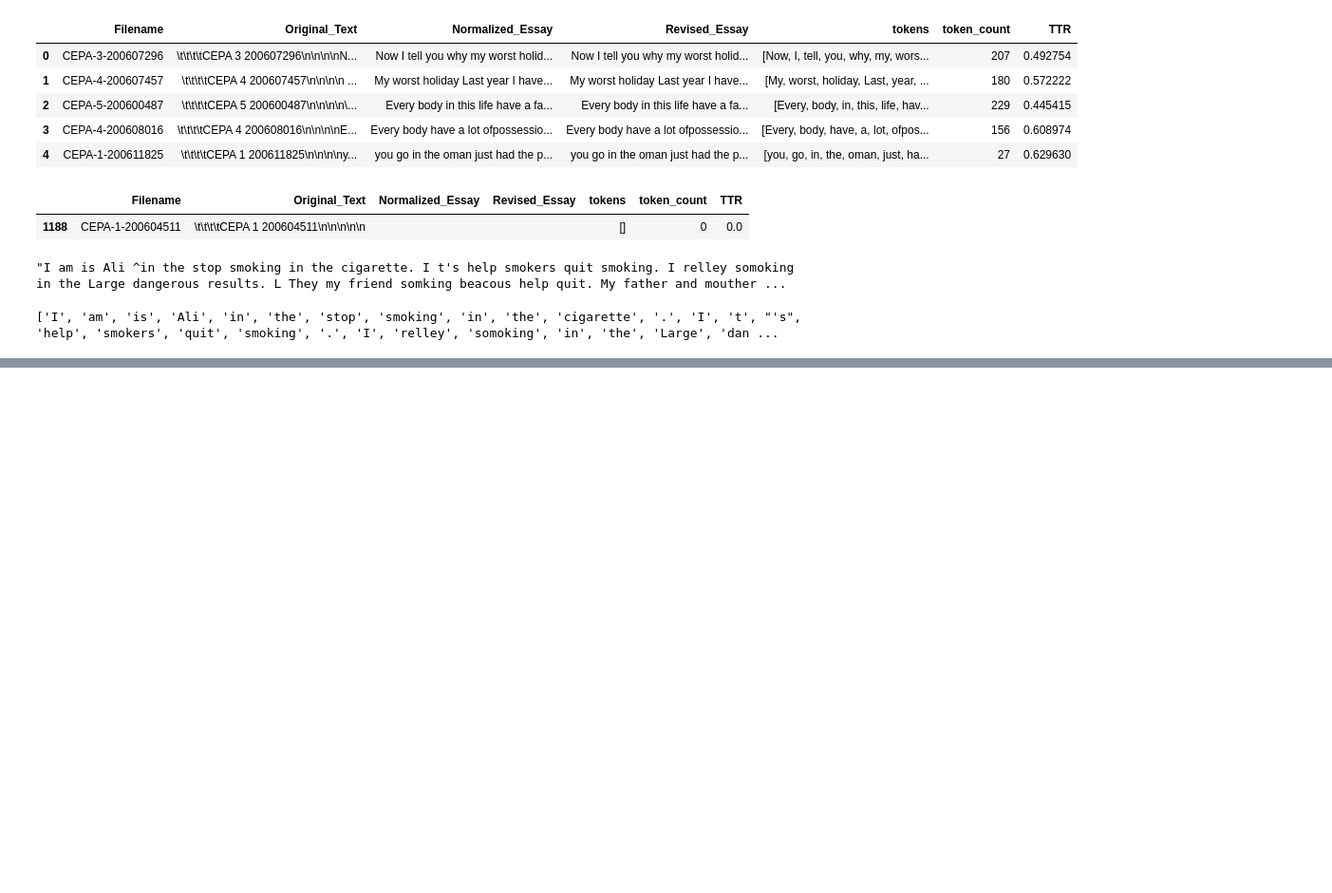
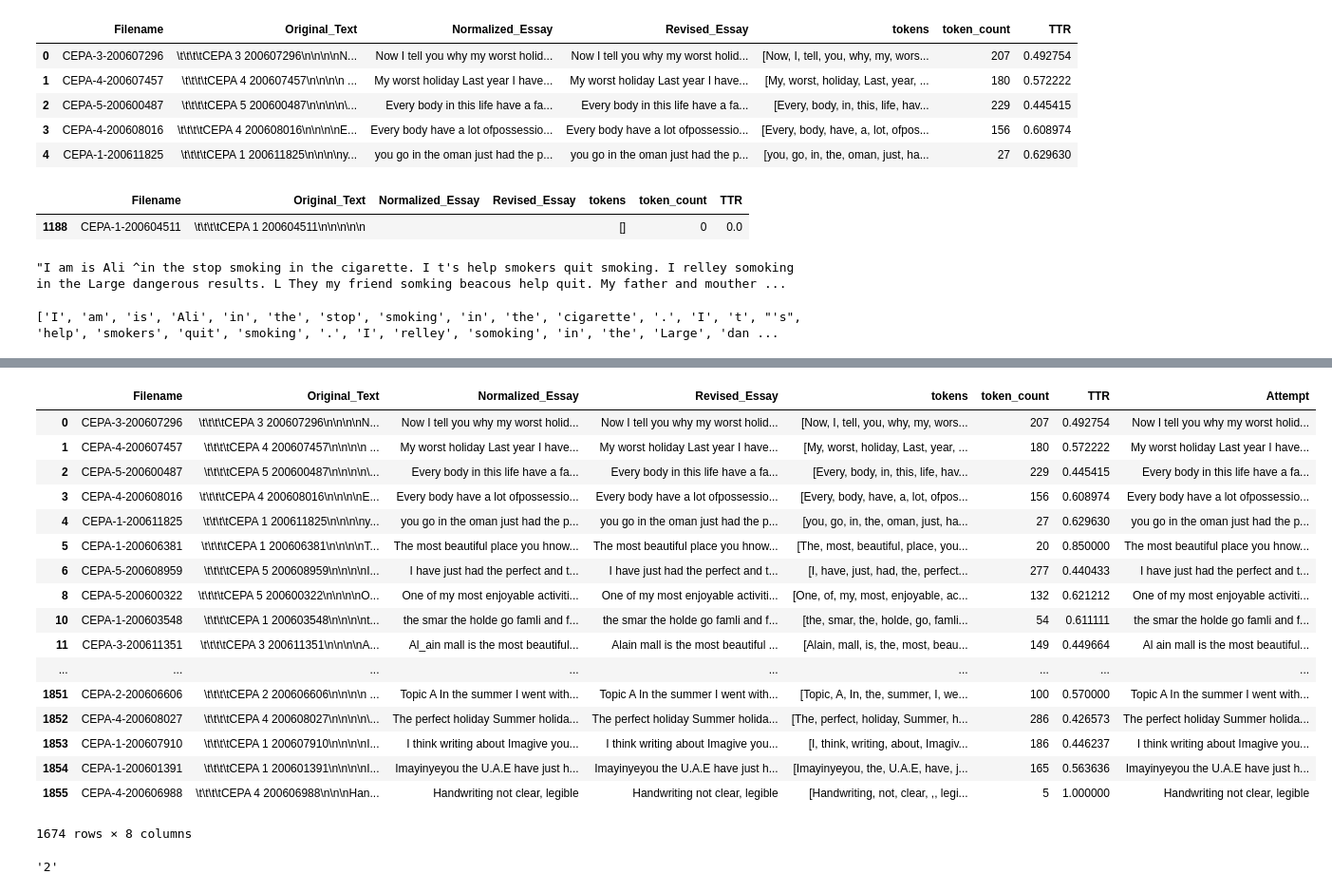
Before and after one commit to Data-Science-for-Linguists-2019/ESL-Article-Acquisition, a Jupyter notebook: exploratory-analysis/BALC_clean.ipynb, the cells around one changed output, grey strips where cells are left out. Shown: that part at 95% size. Cells and saved outputs as stored; diff of their text form; code cells hidden in the pictures; blank space fills up the shorter version.

```diff
--- a/BALC_clean.ipynb
+++ b/exploratory-analysis/BALC_clean.ipynb
@@ -550,0 +577,32 @@ balc_df.tokens[66]
+# %%
+def get_prof(fn):
+    if fn.startswith('C'):
+        num = re.findall('-\d-', fn)
+        num = ''.join(num)
+        num = num.replace('-', '')
+        return num
+    else: return "N/A"
+balc_df[balc_df.Filename.str.contains(r'^C')]
+# %% [output]
+|  | Filename | Original_Text | Normalized_Essay | Revised_Essay | tokens | token_count | TTR | Attempt |
+| 0 | CEPA-3-200607296 | \t\t\t\tCEPA 3 200607296\n\n\n\nN... | Now I tell you why my worst holid... | Now I tell you why my worst holid... | [Now, I, tell, you, why, my, wors... | 207 | 0.492754 | Now I tell you why my worst holid... |
+| 1 | CEPA-4-200607457 | \t\t\t\tCEPA 4 200607457\n\n\n\n ... | My worst holiday Last year I have... | My worst holiday Last year I have... | [My, worst, holiday, Last, year, ... | 180 | 0.572222 | My worst holiday Last year I have... |
+| 2 | CEPA-5-200600487 | \t\t\t\tCEPA 5 200600487\n\n\n\n\... | Every body in this life have a fa... | Every body in this life have a fa... | [Every, body, in, this, life, hav... | 229 | 0.445415 | Every body in this life have a fa... |
+| 3 | CEPA-4-200608016 | \t\t\t\tCEPA 4 200608016\n\n\n\nE... | Every body have a lot ofpossessio... | Every body have a lot ofpossessio... | [Every, body, have, a, lot, ofpos... | 156 | 0.608974 | Every body have a lot ofpossessio... |
+| 4 | CEPA-1-200611825 | \t\t\t\tCEPA 1 200611825\n\n\n\ny... | you go in the oman just had the p... | you go in the oman just had the p... | [you, go, in, the, oman, just, ha... | 27 | 0.629630 | you go in the oman just had the p... |
+| 5 | CEPA-1-200606381 | \t\t\t\tCEPA 1 200606381\n\n\n\nT... | The most beautiful place you hnow... | The most beautiful place you hnow... | [The, most, beautiful, place, you... | 20 | 0.850000 | The most beautiful place you hnow... |
+| 6 | CEPA-5-200608959 | \t\t\t\tCEPA 5 200608959\n\n\n\nI... | I have just had the perfect and t... | I have just had the perfect and t... | [I, have, just, had, the, perfect... | 277 | 0.440433 | I have just had the perfect and t... |
+| 8 | CEPA-5-200600322 | \t\t\t\tCEPA 5 200600322\n\n\n\nO... | One of my most enjoyable activiti... | One of my most enjoyable activiti... | [One, of, my, most, enjoyable, ac... | 132 | 0.621212 | One of my most enjoyable activiti... |
+| 10 | CEPA-1-200603548 | \t\t\t\tCEPA 1 200603548\n\n\n\nt... | the smar the holde go famli and f... | the smar the holde go famli and f... | [the, smar, the, holde, go, famli... | 54 | 0.611111 | the smar the holde go famli and f... |
+| 11 | CEPA-3-200611351 | \t\t\t\tCEPA 3 200611351\n\n\n\nA... | Al_ain mall is the most beautiful... | Alain mall is the most beautiful ... | [Alain, mall, is, the, most, beau... | 149 | 0.449664 | Al ain mall is the most beautiful... |
+| ... | ... | ... | ... | ... | ... | ... | ... | ... |
+| 1851 | CEPA-2-200606606 | \t\t\t\tCEPA 2 200606606\n\n\n\n ... | Topic A In the summer I went with... | Topic A In the summer I went with... | [Topic, A, In, the, summer, I, we... | 100 | 0.570000 | Topic A In the summer I went with... |
+| 1852 | CEPA-4-200608027 | \t\t\t\tCEPA 4 200608027\n\n\n\n\... | The perfect holiday Summer holida... | The perfect holiday Summer holida... | [The, perfect, holiday, Summer, h... | 286 | 0.426573 | The perfect holiday Summer holida... |
+| 1853 | CEPA-1-200607910 | \t\t\t\tCEPA 1 200607910\n\n\n\nI... | I think writing about Imagive you... | I think writing about Imagive you... | [I, think, writing, about, Imagiv... | 186 | 0.446237 | I think writing about Imagive you... |
+| 1854 | CEPA-1-200601391 | \t\t\t\tCEPA 1 200601391\n\n\n\nI... | Imayinyeyou the U.A.E have just h... | Imayinyeyou the U.A.E have just h... | [Imayinyeyou, the, U.A.E, have, j... | 165 | 0.563636 | Imayinyeyou the U.A.E have just h... |
+| 1855 | CEPA-4-200606988 | \t\t\t\tCEPA 4 200606988\n\n\nHan... | Handwriting not clear, legible | Handwriting not clear, legible | [Handwriting, not, clear, ,, legi... | 5 | 1.000000 | Handwriting not clear, legible |
+1674 rows × 8 columns
+# %%
+get_prof(balc_df.Filename[31])
+# %% [output]
+'2'
```
Also changed, not shown: parts of 12 cells of this notebook, 1 other file.
